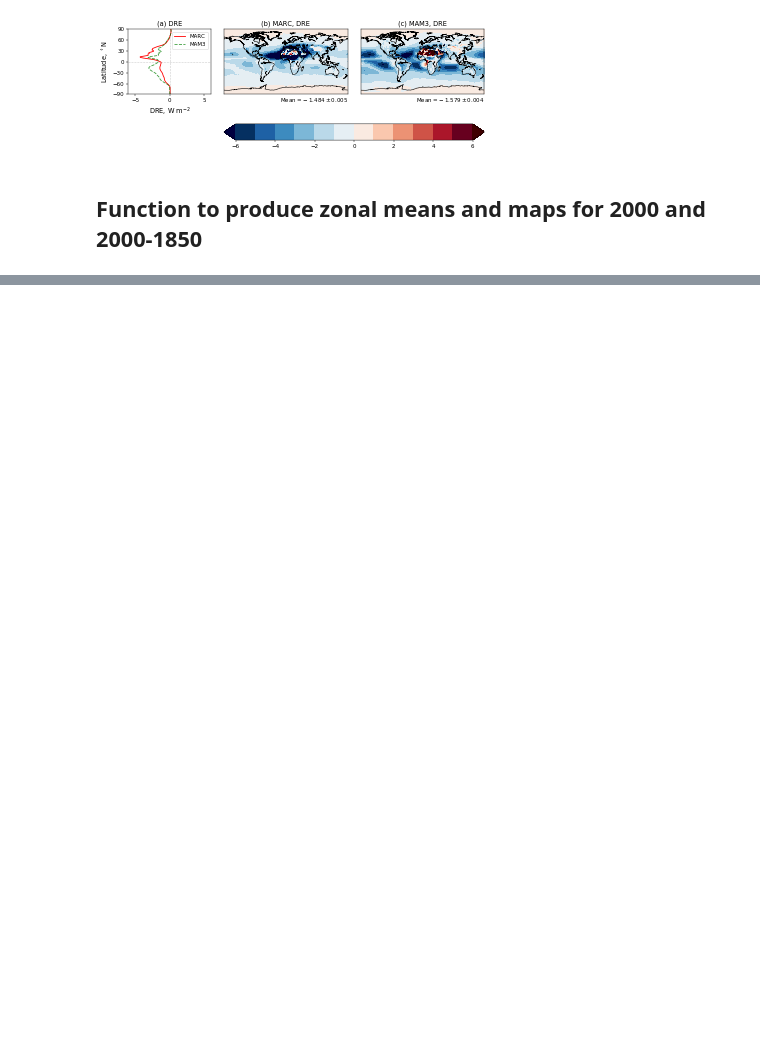
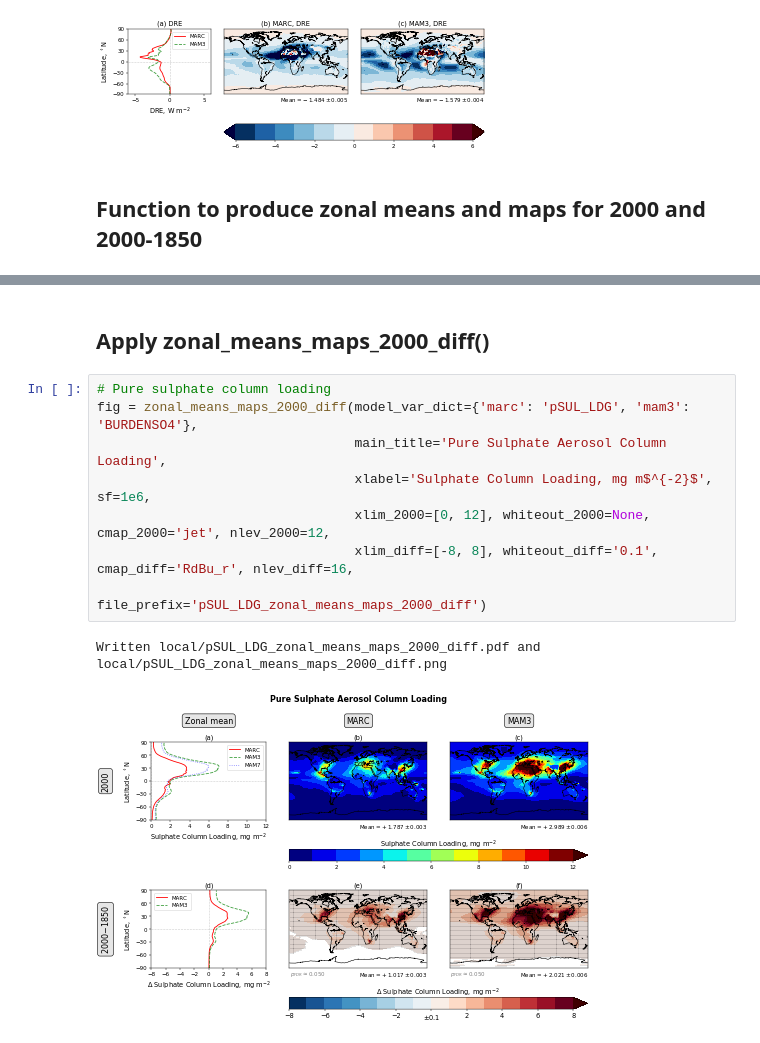
Before and after one commit to grandey/p17c-marc-comparison, a Jupyter notebook: analysis_prelim/analysis_prelim_p17c.ipynb, the cells around one changed output, grey strips where cells are left out. Saved outputs shown, nothing was run; the diff lists cells and outputs as text; blank space fills up the shorter version.

```diff
--- a/analysis_prelim/analysis_prelim_p17c.ipynb
+++ b/analysis_prelim/analysis_prelim_p17c.ipynb
@@ -1006,0 +1023,13 @@ Written local/temp.pdf and local/temp.png
+# %% [markdown]
+## Apply zonal_means_maps_2000_diff()
+# %%
+# Pure sulphate column loading
+fig = zonal_means_maps_2000_diff(model_var_dict={'marc': 'pSUL_LDG', 'mam3': 'BURDENSO4'},
+                                 main_title='Pure Sulphate Aerosol Column Loading',
+                                 xlabel='Sulphate Column Loading, mg m$^{-2}$', sf=1e6,
+                                 xlim_2000=[0, 12], whiteout_2000=None, cmap_2000='jet', nlev_2000=12,
+                                 xlim_diff=[-8, 8], whiteout_diff='0.1', cmap_diff='RdBu_r', nlev_diff=16,
+                                 file_prefix='pSUL_LDG_zonal_means_maps_2000_diff')
+# %% [output]
+Written local/pSUL_LDG_zonal_means_maps_2000_diff.pdf and local/pSUL_LDG_zonal_means_maps_2000_diff.png
+[figure, added]
```
Also changed, not shown: parts of 7 cells of this notebook.
